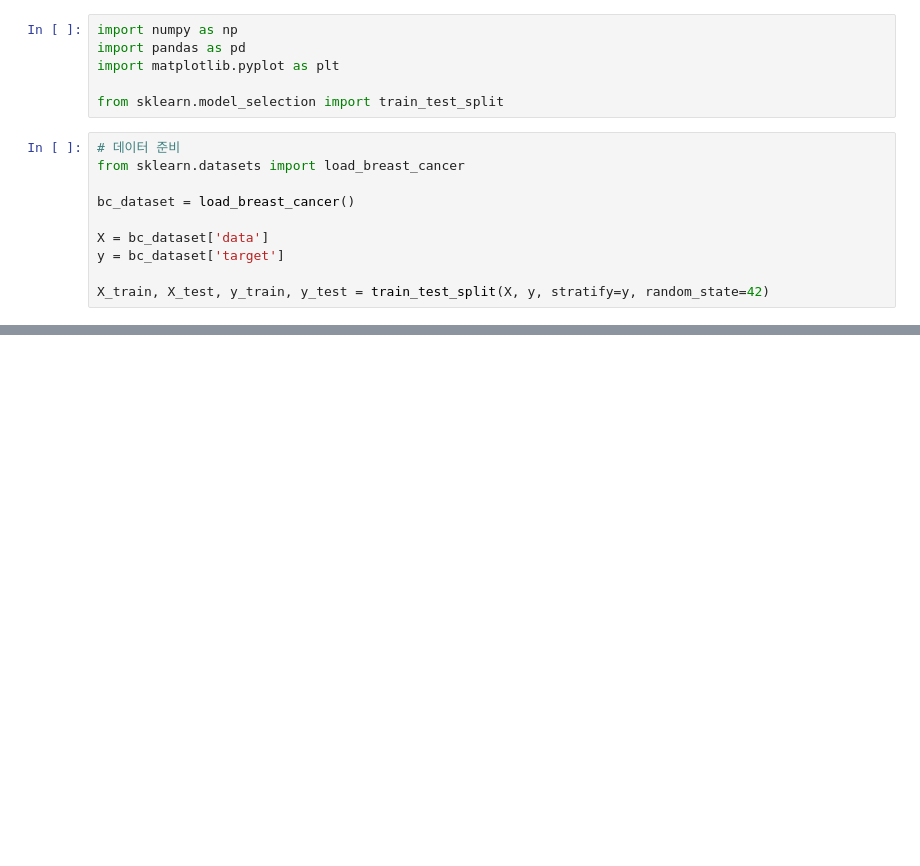
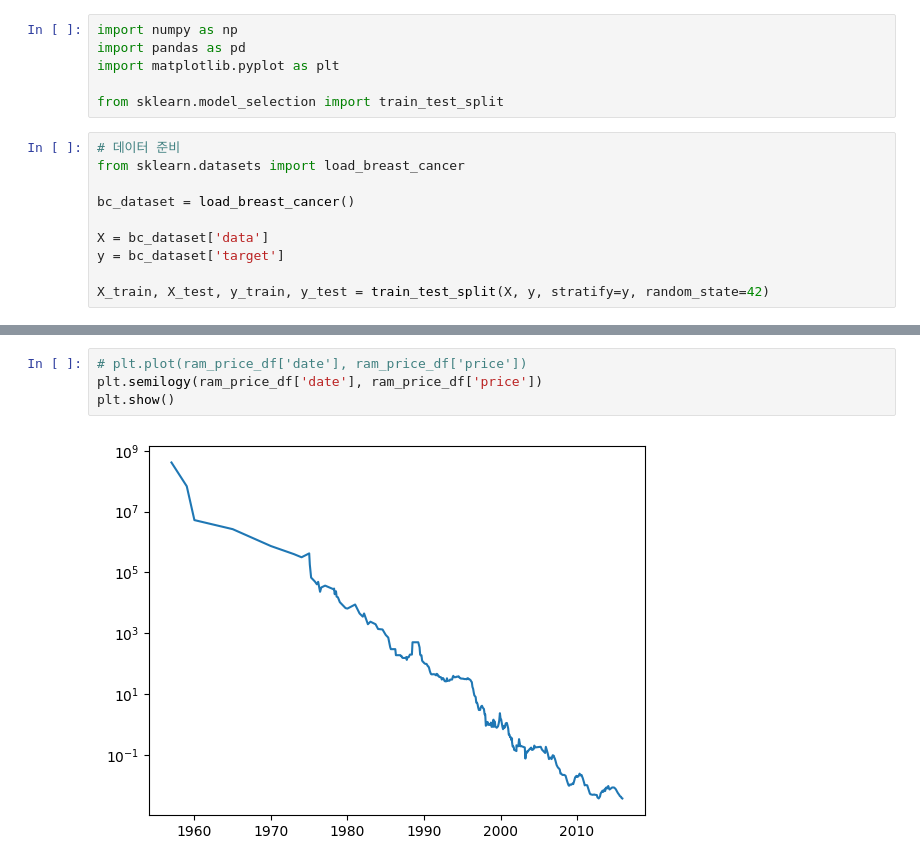
Before and after one commit to shared-repo/human-da, a Jupyter notebook: workspace/ml-basic/example-07.ipynb, the cells around one changed output, grey strips where cells are left out. Drawn from its saved outputs; the diff is of its cells as text; blank space fills up the shorter version.

```diff
--- a/workspace/ml-basic/example-07.ipynb
+++ b/workspace/ml-basic/example-07.ipynb
@@ -48,0 +70,6 @@ graphviz.Source(tree_graph_data)
+# %%
+# plt.plot(ram_price_df['date'], ram_price_df['price'])
+plt.semilogy(ram_price_df['date'], ram_price_df['price'])
+plt.show()
+# %% [output]
+[figure, added]
```
Also changed, not shown: parts of 6 cells of this notebook, 2 other files.
